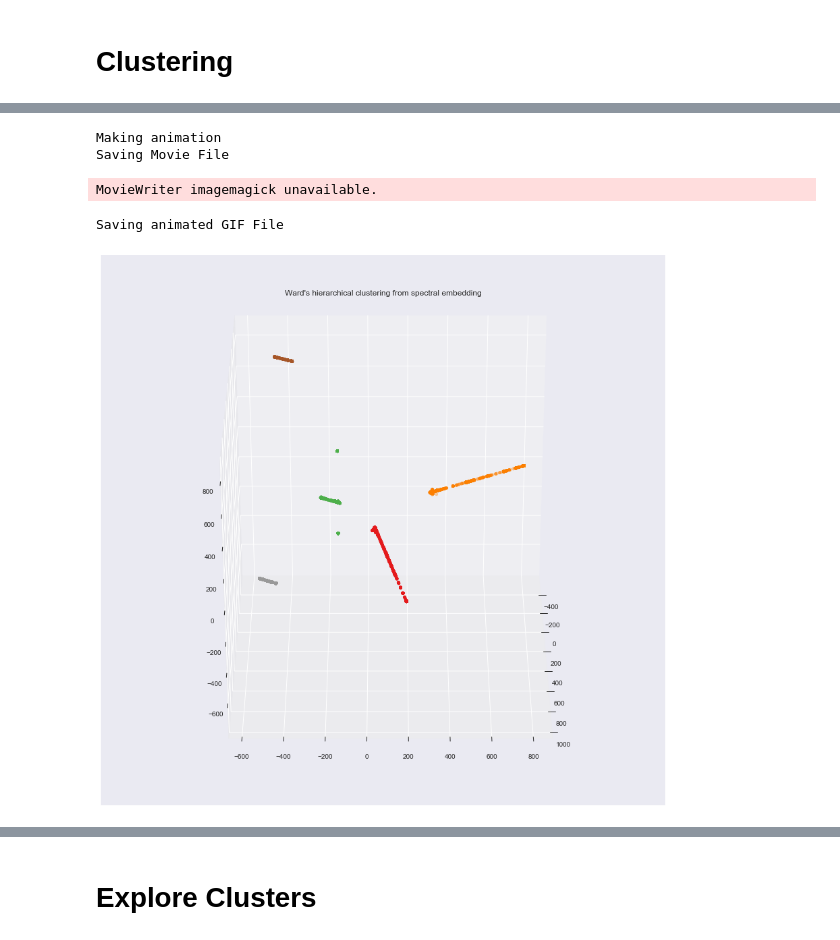
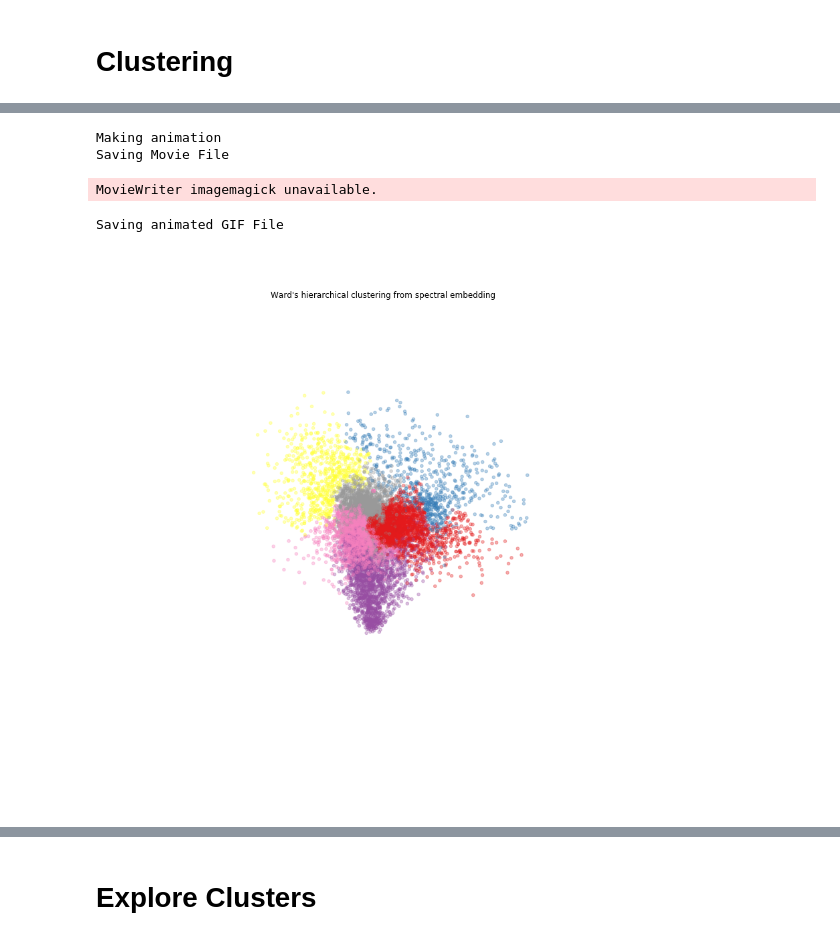
Before and after one commit to Yagwar/Whale-Jaguar, a Jupyter notebook: Clustering2_feature_engineering.ipynb, the cells around one changed output, grey strips where cells are left out. Drawn from its saved outputs; the diff is of its cells as text; code cells hidden in the pictures.

```diff
--- a/Clustering2_feature_engineering.ipynb
+++ b/Clustering2_feature_engineering.ipynb
@@ -50,5 +50,5 @@ author_data.sample(20)
 # %%
-tfidf_data=pd.read_csv("usr_txt_ftr.csv",header=0,index_col="id")
+tfidf_data=pd.read_csv("usr_txt_ftr_3.csv",header=0,index_col="id")#_2# This dataframe is already normalized to max val
 # tfidf_data.index=author_data.id
 # # author_data=author_data[["gender","age","topic","sign","grupo_edad","Freq"]]
 tfidf_data.sample(20)
@@ -99,7 +96,7 @@ encoded_authors.head()
 # plt.show()
 # %%
 # 3d Embedding for visualization
-spect_emb_3=manifold.SpectralEmbedding(n_components=3, n_jobs=-1).fit_transform(encoded_authors)
+spect_emb_3=manifold.SpectralEmbedding(n_components=3, n_jobs=-1).fit_transform(tfidf_data)#author_data_norm)#
 # %%
 auth_ward_3=hierarchy.linkage(spect_emb_3, 'ward')
 # %%
@@ -112,5 +109,5 @@ plt.show()
 # %%
-clustering_3d_ward = AgglomerativeClustering(linkage='ward', n_clusters=5)
+clustering_3d_ward = AgglomerativeClustering(linkage='ward', n_clusters=6)
 clustering_3d_ward.fit(spect_emb_3)
 # %% [output]
 AgglomerativeClustering(affinity='euclidean', compute_full_tree='auto',
@@ -129,5 +127,5 @@ pd.crosstab(index=clustering_3d_ward.labels_, columns="count")
 # %%
-spect_emb_3=spect_emb_3*1000
+# spect_emb_3=spect_emb_3*1000
 # %%
 plt.figure(figsize=(10,30))
 par_alf=0.1
@@ -148,34 +146,34 @@ Text(0.5,1,'2d spectral coordinates from 3d spectral hierarchical (ward) cluster
 # %%
 # Set up formatting for the movie files
 Writer = animation.writers['ffmpeg']
 writer = Writer(fps=15, metadata=dict(artist='Me'), bitrate=1800)
 
 fig = plt.figure(figsize=(15,15))
 ax = fig.add_subplot(111, projection='3d')
 ax.scatter(xs=spect_emb_3[:,0],
            ys=spect_emb_3[:,1],
            zs=spect_emb_3[:,2],
            c=clustering_3d_ward.labels_,
            alpha=0.35,
            cmap=plt.cm.Set1)
 plt.title("Ward's hierarchical clustering from spectral embedding" )
-# plt.axis('off') # remove axes for visual appeal
+plt.axis('off') # remove axes for visual appeal
 
 def rotate(angle):
     ax.view_init(azim=angle)
 
 print("Making animation")
 rot_animation = animation.FuncAnimation(fig, rotate, frames=np.arange(0, 362, 2), interval=100)
 print("Saving Movie File")
-rot_animation.save('cluster_anim.mp4', writer=writer)
+rot_animation.save('cluster_anim_2.mp4', writer=writer)
 print("Saving animated GIF File")
-rot_animation.save('whljgr_clustering.gif', dpi=80, writer='imagemagick')
+rot_animation.save('whljgr_clustering_2.gif', dpi=80, writer='imagemagick')
 # %% [output]
 Making animation
 Saving Movie File
 MovieWriter imagemagick unavailable.
 Saving animated GIF File
-[figure, old version]
+[figure, new version]
 # %%
 author_data["cluster"]=clustering_3d_ward.labels_
 author_data["embd_x_coord"]=spect_emb_3[:,0]
```
Also changed, not shown: parts of 21 cells of this notebook, 3 other files.
